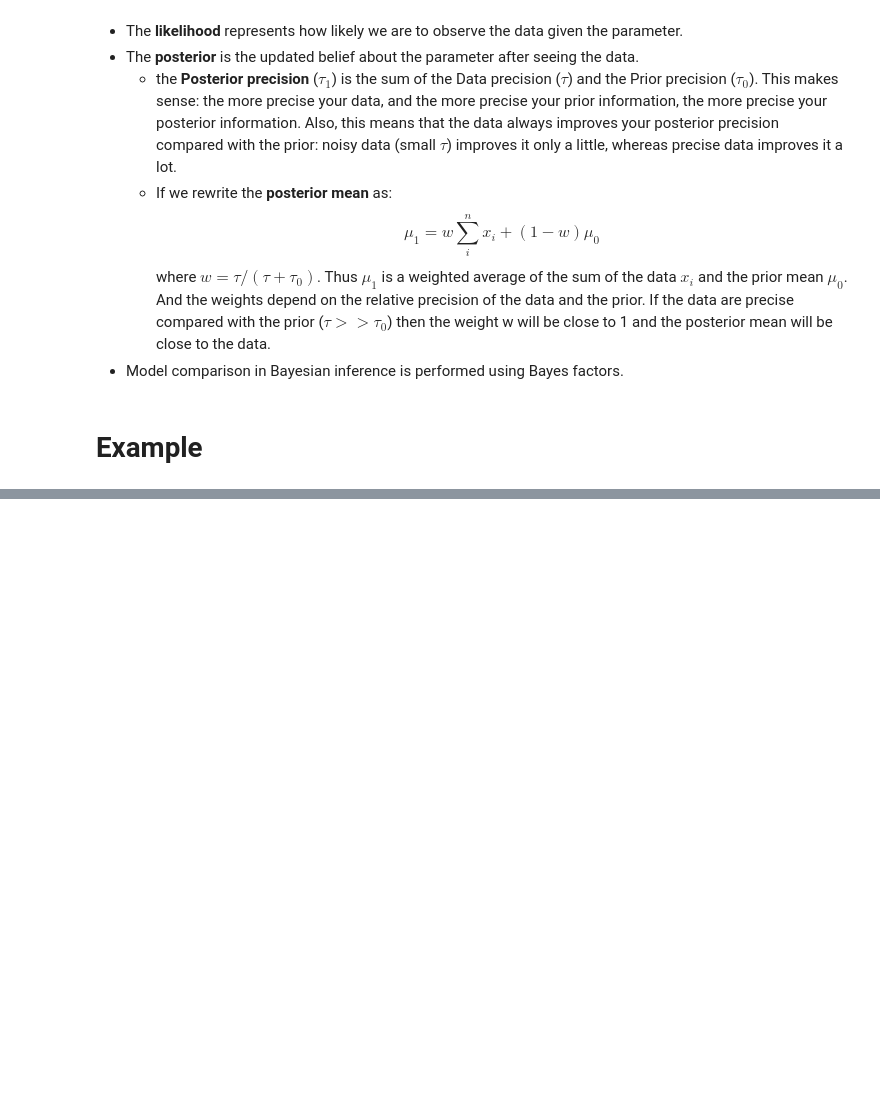
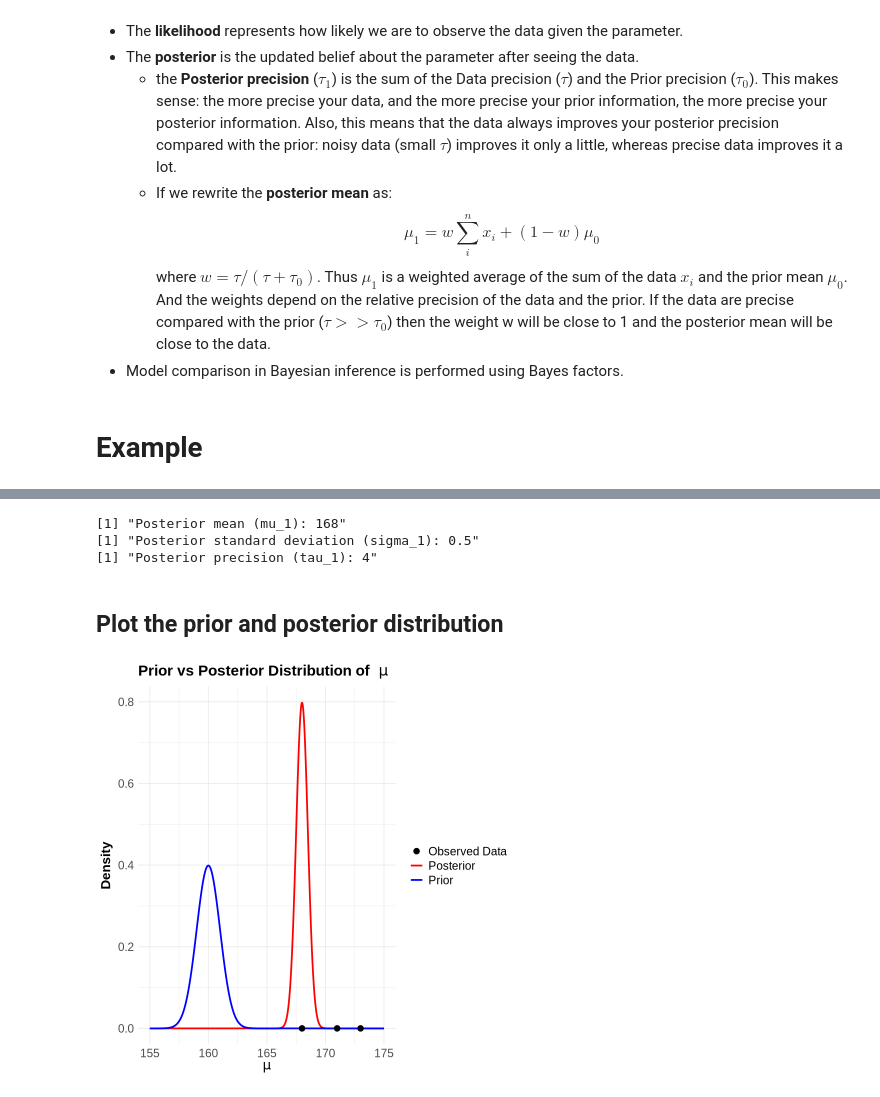
Before and after one commit to StatFunGen/statgen-prerequisites, a Jupyter notebook: 7_Bayesian_normal_mean_model.ipynb, the cells around one changed output, grey strips where cells are left out. Saved outputs shown, nothing was run; the diff lists cells and outputs as text; code cells hidden in the pictures; blank space fills up the shorter version.

Commit message:
remake the examples using height and weight and update the notations

```diff
--- a/7_Bayesian_normal_mean_model.ipynb
+++ b/7_Bayesian_normal_mean_model.ipynb
@@ -317,0 +238,6 @@ The figure compares the **Prior, Likelihood, and Posterior distributions** for t
+# %%
+# Observed data (heights of three individuals)
+Y <- c(168, 173, 171)
+n <- length(Y)
+print(paste("Observed heights (Y):", paste(Y, collapse = ", ")))
+print(paste("Number of observations (n):", n))
@@ -317,0 +247,6 @@ The figure compares the **Prior, Likelihood, and Posterior distributions** for t
+# %%
+# Likelihood: Assumption - Heights follow N(mu, sigma^2) with known variance
+sigma <- 1  # Known standard deviation for heights within genotype class "00"
+tau <- 1 / sigma^2  # Precision
+print(paste("Likelihood standard deviation (sigma):", sigma))
+print(paste("Likelihood precision (tau):", tau))
@@ -317,0 +273,52 @@ The figure compares the **Prior, Likelihood, and Posterior distributions** for t
+# %%
+# Posterior parameters update
+tau_1 <- tau_0 + n * tau  # Posterior precision
+sigma_1 <- sqrt(1 / tau_1)  # Posterior standard deviation
+mu_1 <- (tau_0 * mu_0 + tau * sum(Y)) / tau_1  # Posterior mean
+print(paste("Posterior mean (mu_1):", mu_1))
+print(paste("Posterior standard deviation (sigma_1):", sigma_1))
+print(paste("Posterior precision (tau_1):", tau_1))
+# %% [output]
+[1] "Posterior mean (mu_1): 168"
+[1] "Posterior standard deviation (sigma_1): 0.5"
+[1] "Posterior precision (tau_1): 4"
+# %% [markdown]
+## Plot the prior and posterior distribution
+# %%
+# Define sequence for plotting
+mu_vals <- seq(155, 175, length.out = 1000)
+
+# Compute density for prior and posterior
+prior_density <- dnorm(mu_vals, mean = mu_0, sd = sigma_0)
+posterior_density <- dnorm(mu_vals, mean = mu_1, sd = sigma_1)
+
+# Create data frame for ggplot
+density_df <- data.frame(
+  mu = rep(mu_vals, 2),
+  density = c(prior_density, posterior_density),
+  Distribution = rep(c("Prior", "Posterior"), each = length(mu_vals))
+)
+
+# Convert observed data to a data frame
+observed_df <- data.frame(mu = Y, density = rep(0, length(Y)))  # Set density=0 to align with x-axis
+
+# Plot the prior and posterior distributions with observed data points
+ggplot(density_df, aes(x = mu, y = density, color = Distribution)) +
+  geom_line(linewidth = 1) +
+  geom_point(data = observed_df, aes(x = mu, y = 0, color = "Observed Data"), size = 3) +  # Add observed data points with legend entry
+  labs(
+    title = expression(bold("Prior vs Posterior Distribution of " ~ mu)),
+    x = expression(bold(mu)),
+    y = expression(bold("Density"))
+  ) +
+  scale_color_manual(values = c("Prior" = "blue", "Posterior" = "red", "Observed Data" = "black")) +  # Modify legend for observed data
+  theme_minimal() +
+  theme(
+    axis.title = element_text(size = 16, face = "bold"),
+    axis.text = element_text(size = 14),
+    legend.title = element_blank(),
+    legend.text = element_text(size = 14),
+    plot.title = element_text(size = 18, face = "bold")
+  )
+# %% [output]
+[figure, added]
```
Also changed, not shown: parts of 28 cells of this notebook, 4 other files.
